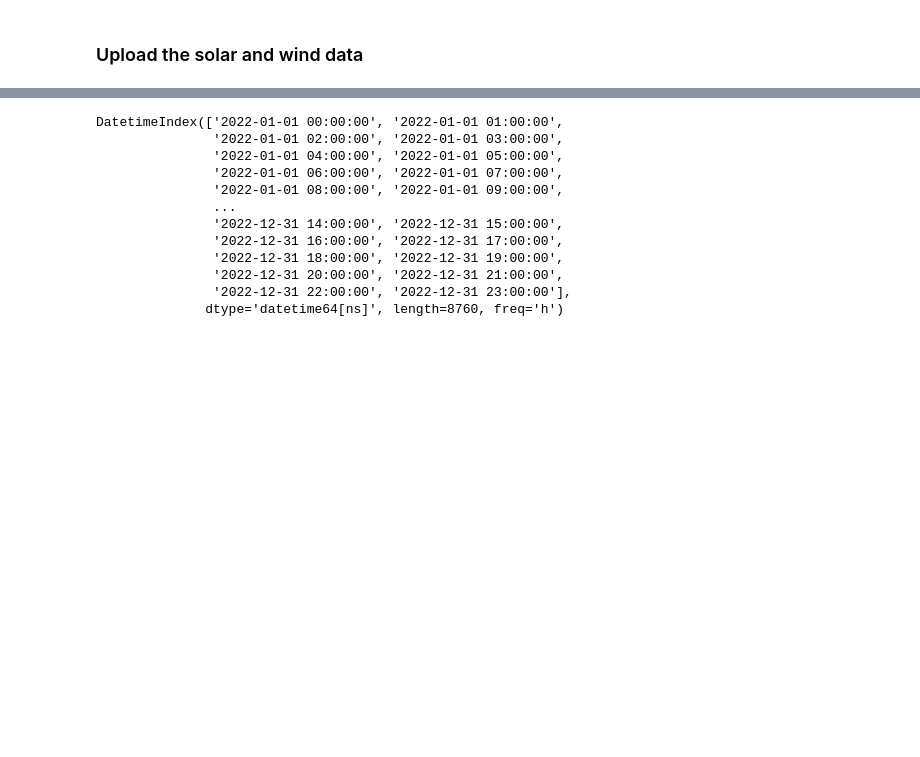
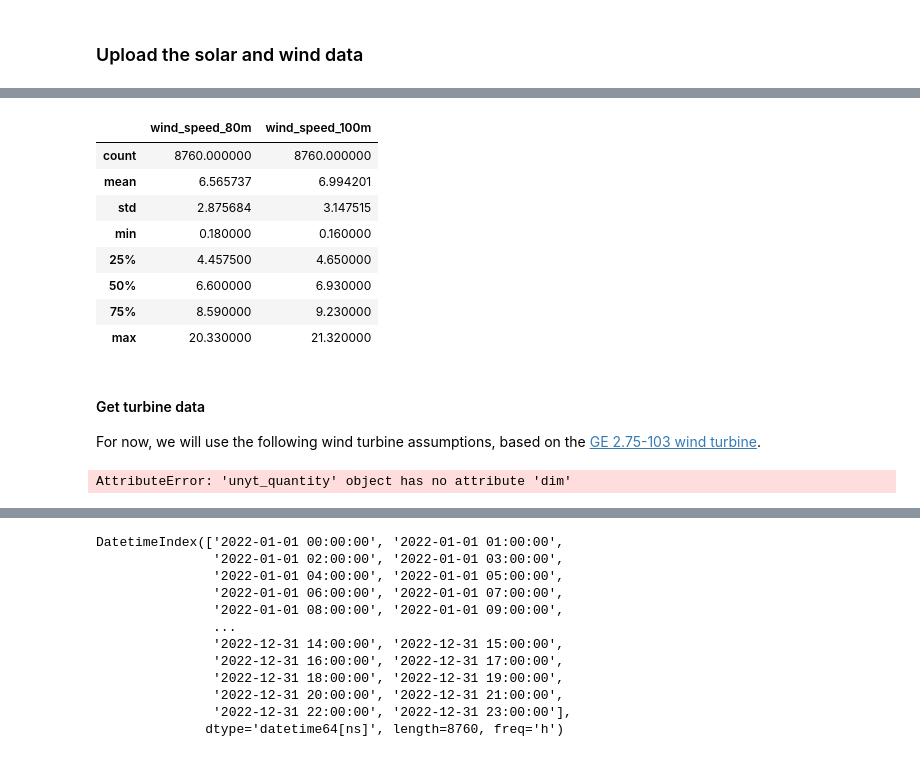
Before and after one commit to ucsusa/pypsa-illinois, a Jupyter notebook: notebooks/illinois_model.ipynb, the cells around one changed output, grey strips where cells are left out. Cells and saved outputs as stored; diff of their text form; code cells hidden in the pictures; blank space fills up the shorter version.

Commit message:
updates illinois model

```diff
--- a/notebooks/illinois_model.ipynb
+++ b/notebooks/illinois_model.ipynb
@@ -75,0 +126,16 @@ miso_solar = pd.read_csv("../data/nrel_psm_data/MISO-Z4_solar_2019.csv")
+# %%
+miso_wind.describe()
+# %% [output]
+|  | wind_speed_80m | wind_speed_100m |
+| count | 8760.000000 | 8760.000000 |
+| mean | 6.565737 | 6.994201 |
+| std | 2.875684 | 3.147515 |
+| min | 0.180000 | 0.160000 |
+| 25% | 4.457500 | 4.650000 |
+| 50% | 6.600000 | 6.930000 |
+| 75% | 8.590000 | 9.230000 |
+| max | 20.330000 | 21.320000 |
+# %% [markdown]
+#### Get turbine data
+
+For now, we will use the following wind turbine assumptions, based on the [GE 2.75-103 wind turbine](https://en.wind-turbine-models.com/turbines/747-ge-general-electric-ge-2.75-103).
@@ -75,0 +151,4 @@ miso_solar = pd.read_csv("../data/nrel_psm_data/MISO-Z4_solar_2019.csv")
+# %%
+((100*kPa)*diameter**2*cut_in**3).dim
+# %% [output]
+AttributeError: 'unyt_quantity' object has no attribute 'dim'
```
Also changed, not shown: parts of 7 cells of this notebook.
